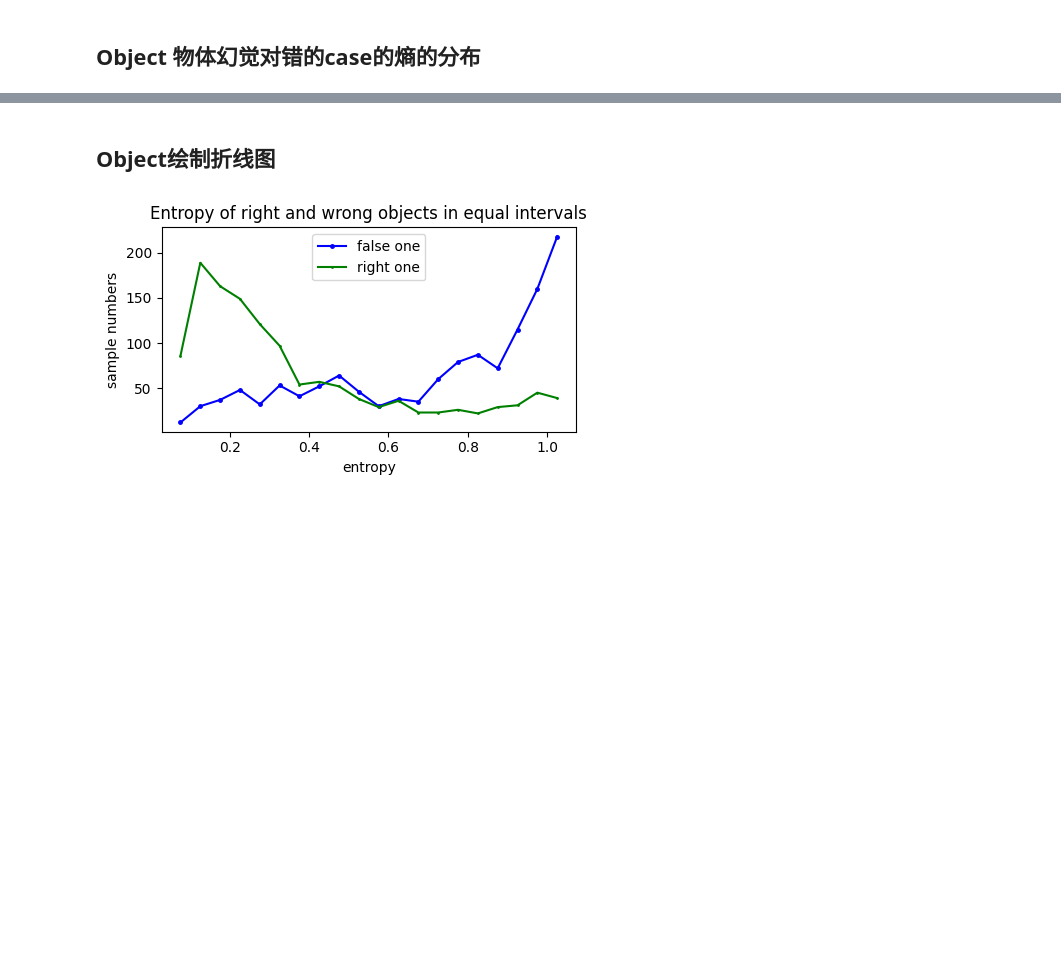
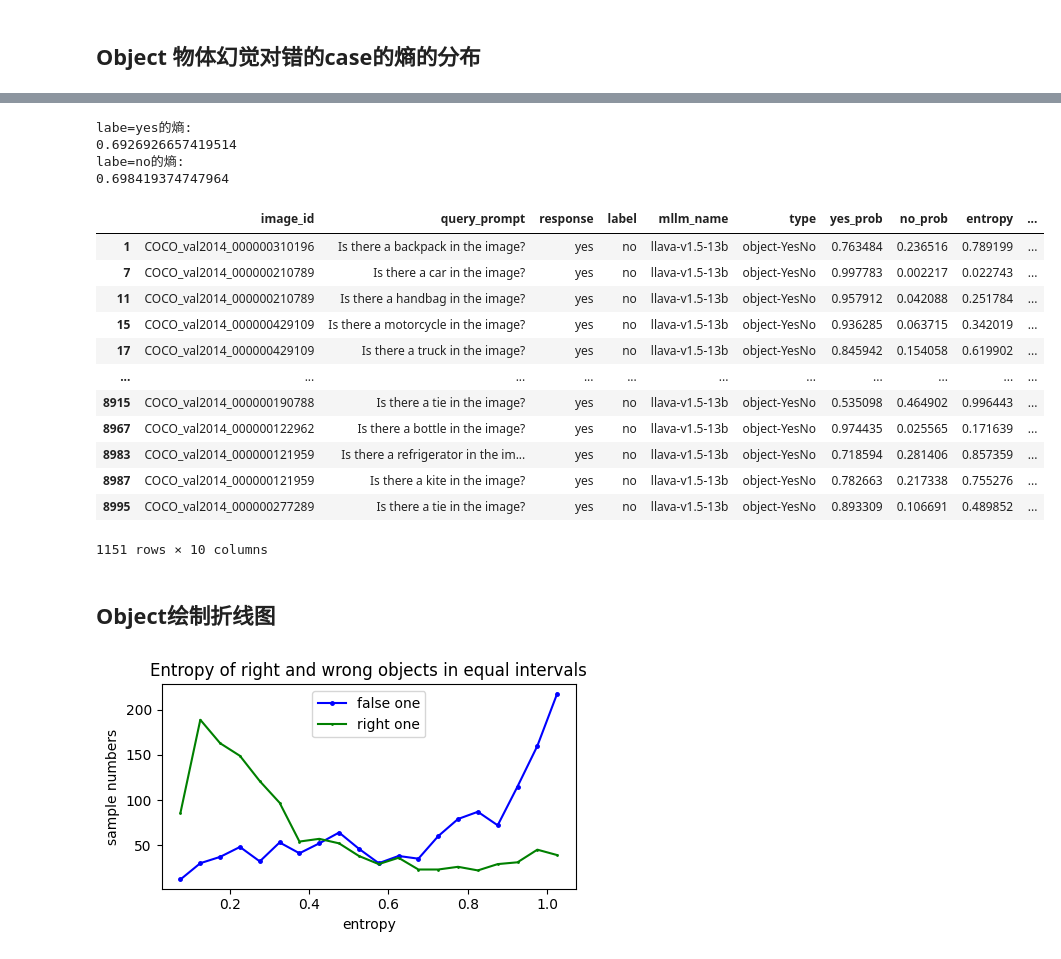
Before and after one commit to JackChen-seu/Reefknot, a Jupyter notebook: RLC-bench/neok_code/notebooks/draw1.ipynb, the cells around one changed output, grey strips where cells are left out. Saved outputs shown, nothing was run; the diff lists cells and outputs as text; code cells hidden in the pictures; blank space fills up the shorter version.

```diff
--- a/RLC-bench/neok_code/notebooks/draw1.ipynb
+++ b/RLC-bench/neok_code/notebooks/draw1.ipynb
@@ -146,3 +156,32 @@ plt.show()
+# %%
+obj_wrong_l_yes_p_no=obj_wrong[obj_wrong['label']=='yes']
+obj_wrong_l_no_p_yes=obj_wrong[obj_wrong['label']=='no']
+print('labe=yes的熵:')
+print(obj_wrong_l_yes_p_no['entropy'].mean())
+print('labe=no的熵:')
+print(obj_wrong_l_no_p_yes['entropy'].mean())
+# print(f'Length of wrong object case is {len(obj_wrong_l_yes_p_no)}')
+# %% [output]
+labe=yes的熵:
+0.6926926657419514
+labe=no的熵:
+0.698419374747964
+# %%
+obj_wrong_l_no_p_yes
+# %% [output]
+|  | image_id | query_prompt | response | label | mllm_name | type | yes_prob | no_prob | entropy | ... |
+| 1 | COCO_val2014_000000310196 | Is there a backpack in the image? | yes | no | llava-v1.5-13b | object-YesNo | 0.763484 | 0.236516 | 0.789199 | ... |
+| 7 | COCO_val2014_000000210789 | Is there a car in the image? | yes | no | llava-v1.5-13b | object-YesNo | 0.997783 | 0.002217 | 0.022743 | ... |
+| 11 | COCO_val2014_000000210789 | Is there a handbag in the image? | yes | no | llava-v1.5-13b | object-YesNo | 0.957912 | 0.042088 | 0.251784 | ... |
+| 15 | COCO_val2014_000000429109 | Is there a motorcycle in the image? | yes | no | llava-v1.5-13b | object-YesNo | 0.936285 | 0.063715 | 0.342019 | ... |
+| 17 | COCO_val2014_000000429109 | Is there a truck in the image? | yes | no | llava-v1.5-13b | object-YesNo | 0.845942 | 0.154058 | 0.619902 | ... |
+| ... | ... | ... | ... | ... | ... | ... | ... | ... | ... | ... |
+| 8915 | COCO_val2014_000000190788 | Is there a tie in the image? | yes | no | llava-v1.5-13b | object-YesNo | 0.535098 | 0.464902 | 0.996443 | ... |
+| 8967 | COCO_val2014_000000122962 | Is there a bottle in the image? | yes | no | llava-v1.5-13b | object-YesNo | 0.974435 | 0.025565 | 0.171639 | ... |
+| 8983 | COCO_val2014_000000121959 | Is there a refrigerator in the im... | yes | no | llava-v1.5-13b | object-YesNo | 0.718594 | 0.281406 | 0.857359 | ... |
+| 8987 | COCO_val2014_000000121959 | Is there a kite in the image? | yes | no | llava-v1.5-13b | object-YesNo | 0.782663 | 0.217338 | 0.755276 | ... |
+| 8995 | COCO_val2014_000000277289 | Is there a tie in the image? | yes | no | llava-v1.5-13b | object-YesNo | 0.893309 | 0.106691 | 0.489852 | ... |
+1151 rows × 10 columns
 # %% [markdown]
 ## Object绘制折线图
 # %%
```
Also changed, not shown: parts of 6 cells of this notebook, 42 other files.
